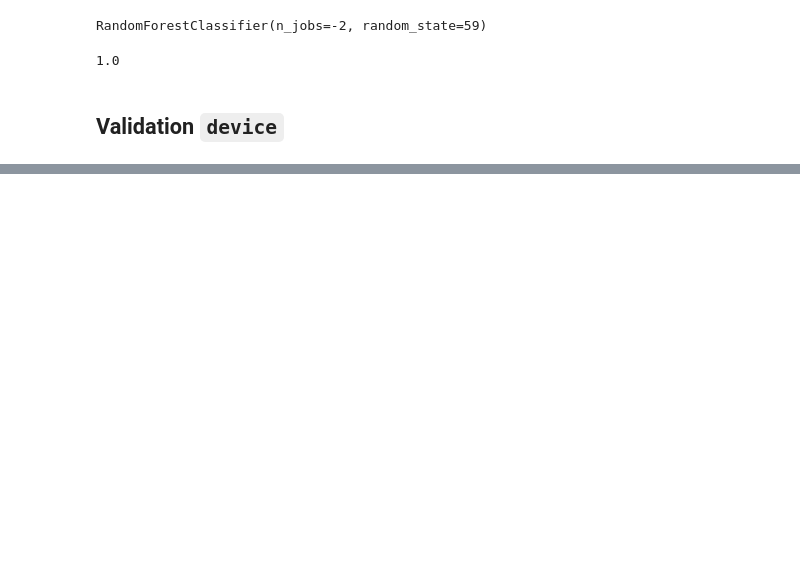
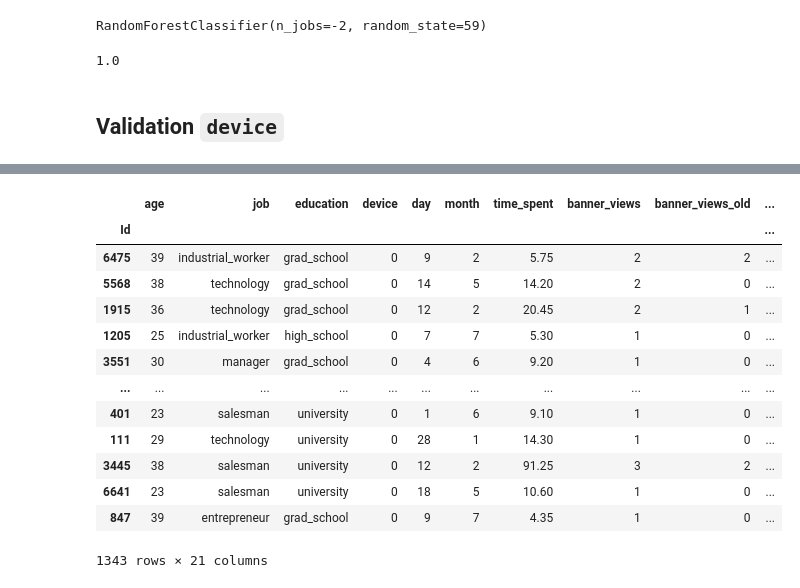
Before and after one commit to LuciaCam/ML_kaggle_competition, a Jupyter notebook: nas_imputations.ipynb, the cells around one changed output, grey strips where cells are left out. Cells and saved outputs as stored; diff of their text form; code cells hidden in the pictures; blank space fills up the shorter version.

```diff
--- a/nas_imputations.ipynb
+++ b/nas_imputations.ipynb
@@ -264,0 +153,8 @@ Name: 442, dtype: object
+# %%
+X_te_dev = X_test.drop(columns=['job', 'education'])
+X_te_imp_dev = X_te_dev[X_te_dev['device'] == 'na'].drop(columns='device')
+X_te_dev = X_te_dev[X_te_dev['device'] != 'na']
+y_te_dev = X_te_dev[['device']]
+X_te_dev = X_te_dev.drop(columns='device')
+enc = OrdinalEncoder(categories=[['smartphone', 'desktop']])
+y_te_dev = enc.fit_transform(y_te_dev)
@@ -264,0 +212,20 @@ Name: 442, dtype: object
+# %%
+X_test.loc[X_test['device'] == 'smartphone', 'device'] = 0
+X_test.loc[X_test['device'] == 'desktop', 'device'] = 1
+X_test.loc[X_te_imp_dev.index, 'device'] = y_te_imp_dev
+X_test
+# %% [output]
+|  | age | job | education | device | day | month | time_spent | banner_views | banner_views_old | ... |
+| Id |  |  |  |  |  |  |  |  |  | ... |
+| 6475 | 39 | industrial_worker | grad_school | 0 | 9 | 2 | 5.75 | 2 | 2 | ... |
+| 5568 | 38 | technology | grad_school | 0 | 14 | 5 | 14.20 | 2 | 0 | ... |
+| 1915 | 36 | technology | grad_school | 0 | 12 | 2 | 20.45 | 2 | 1 | ... |
+| 1205 | 25 | industrial_worker | high_school | 0 | 7 | 7 | 5.30 | 1 | 0 | ... |
+| 3551 | 30 | manager | grad_school | 0 | 4 | 6 | 9.20 | 1 | 0 | ... |
+| ... | ... | ... | ... | ... | ... | ... | ... | ... | ... | ... |
+| 401 | 23 | salesman | university | 0 | 1 | 6 | 9.10 | 1 | 0 | ... |
+| 111 | 29 | technology | university | 0 | 28 | 1 | 14.30 | 1 | 0 | ... |
+| 3445 | 38 | salesman | university | 0 | 12 | 2 | 91.25 | 3 | 2 | ... |
+| 6641 | 23 | salesman | university | 0 | 18 | 5 | 10.60 | 1 | 0 | ... |
+| 847 | 39 | entrepreneur | grad_school | 0 | 9 | 7 | 4.35 | 1 | 0 | ... |
+1343 rows × 21 columns
```
Also changed, not shown: parts of 32 cells of this notebook.
